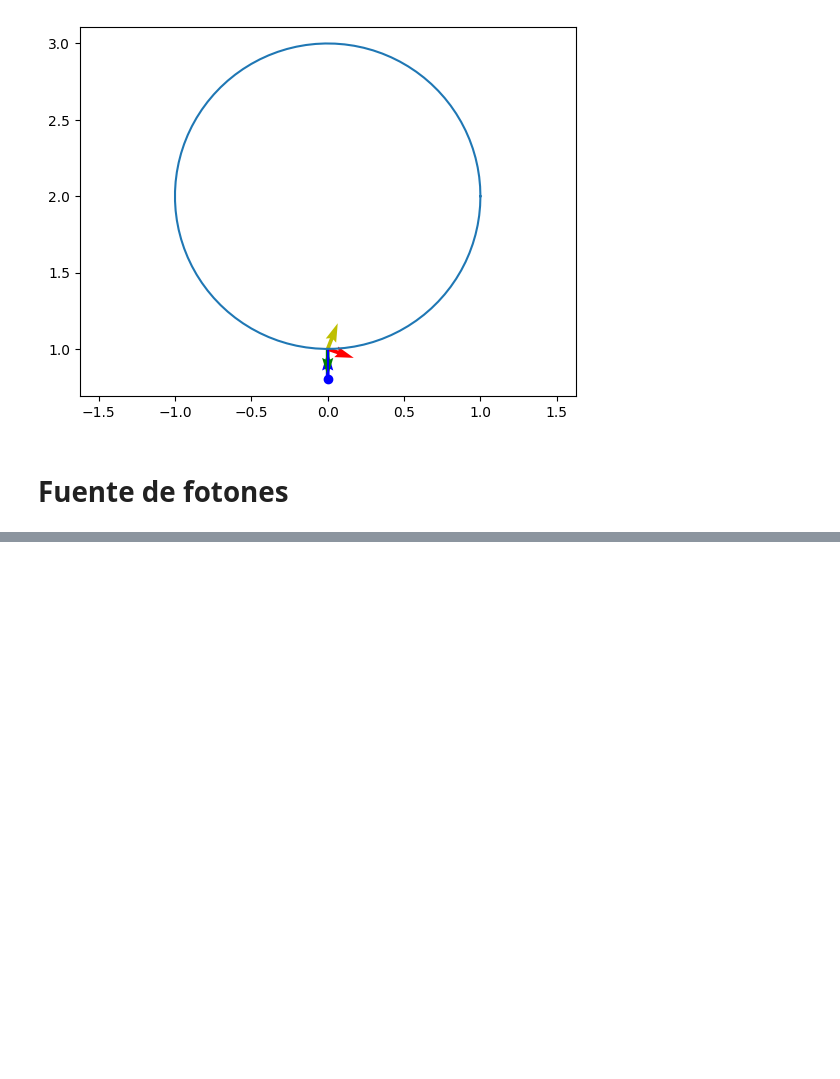
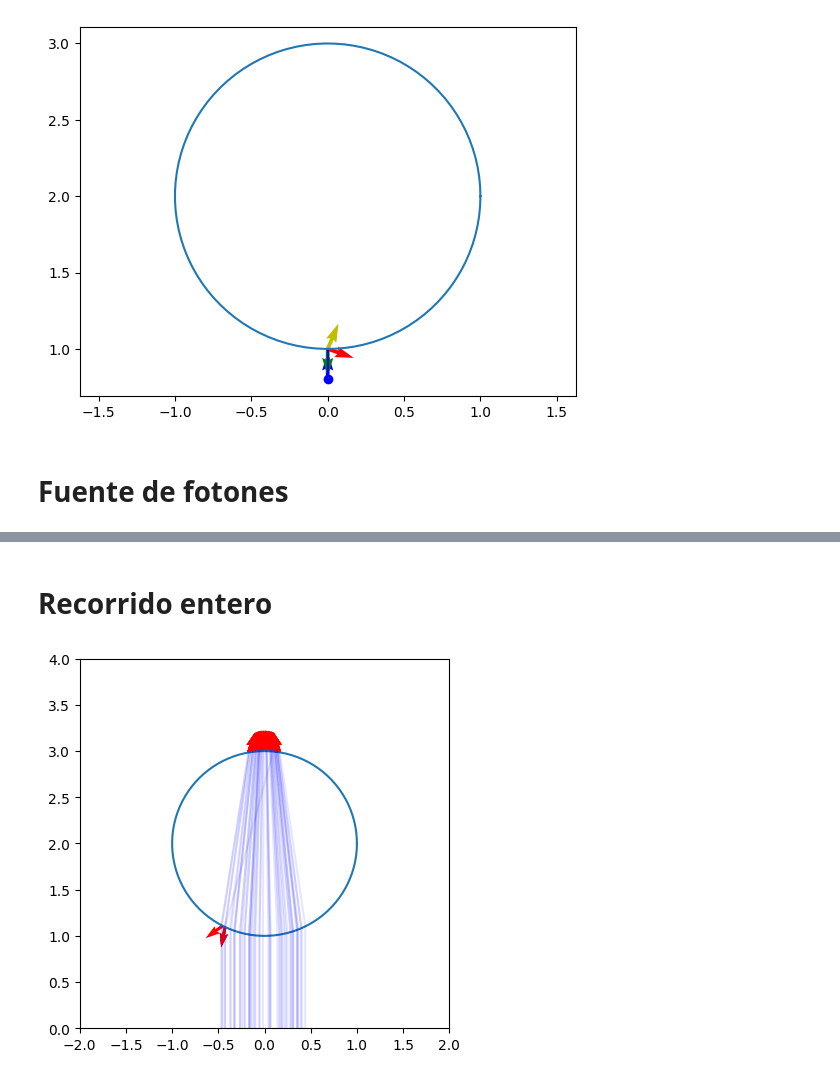
Before and after one commit to Olmichu22/Proyecto-DM-Master-Tecnologia-Fisica, a Jupyter notebook: test.ipynb, the cells around one changed output, grey strips where cells are left out. Drawn from its saved outputs; the diff is of its cells as text; code cells hidden in the pictures; blank space fills up the shorter version.

```diff
--- a/test.ipynb
+++ b/test.ipynb
@@ -228,0 +229,2 @@ plt.show()
+# %% [markdown]
+# Recorrido entero
@@ -228,0 +277,49 @@ plt.show()
+# %%
+# Esfera
+centro = np.array([0, 2, 0])
+radio = 1
+esfera = Esfera(centro, radio)
+
+# Fuente
+fuente = FuenteMonocromatica(origen = 0, dispersion_pos=GenerateRandomUniformPosition2D)
+interfase = Interfase(esfera)
+# %%
+fotones = fuente.emitirN(50, 0, 0.5)
+# fotones_activos = []
+fotones_inactivos = []
+for f in fotones:
+  while True:
+    p_int, n = esfera.interseccion(f)
+    if p_int[0]==None:
+      fotones_inactivos.append(f)
+      break
+
+    new_dire, result = interfase.interactuar(n, f)
+
+    if result == "reflect" and f.spa == 0:
+      f.actualizarPos(p_int)
+      f.actualizarDire(new_dire)
+      fotones_inactivos.append(f)
+      break
+
+    if result == "refract" and f.spa == 1:
+      f.actualizarPos(p_int)
+      f.actualizarDire(new_dire)
+      f.alternarSpa()
+      fotones_inactivos.append(f)
+      continue
+
+    if result == "refract":
+      f.actualizarPos(p_int)
+      f.actualizarDire(new_dire)
+      f.alternarSpa()
+      continue
+
+    if result == "reflect":
+      f.actualizarPos(p_int)
+      f.actualizarDire(new_dire)
+      continue
+
+draw_fotones_hist(fotones_inactivos, esfera)
+# %% [output]
+[figure, added]
```
Also changed, not shown: parts of 17 cells of this notebook, 6 other files.
